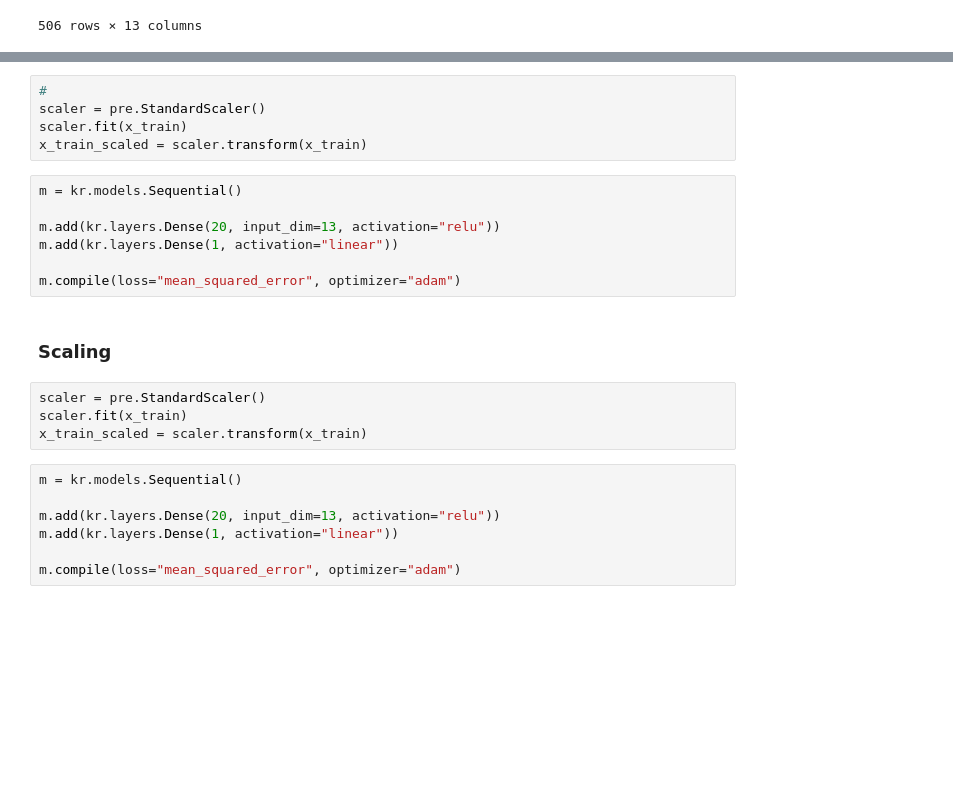
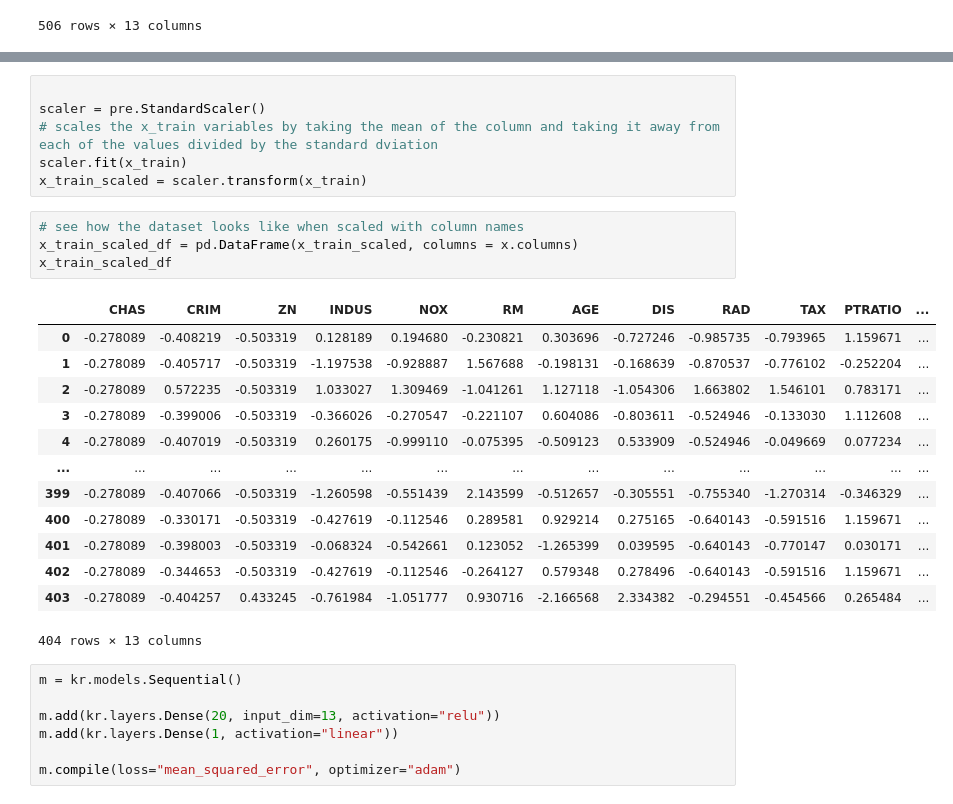
Before and after one commit to NurseQ/Machine-Learning-and-Statistics-Project-2019, a Jupyter notebook: Machine-Learning-and-Statistics-Project.ipynb, the cells around one changed output, grey strips where cells are left out. Saved outputs shown, nothing was run; the diff lists cells and outputs as text; blank space fills up the shorter version.

Commit message:
added comments and explanations in the predict part, added code to check scaling, added references

```diff
--- a/Machine-Learning-and-Statistics-Project.ipynb
+++ b/Machine-Learning-and-Statistics-Project.ipynb
@@ -536,21 +550,27 @@ m.evaluate(x_test, y_test)
 # %%
-#
+
 scaler = pre.StandardScaler()
+# scales the x_train variables by taking the mean of the column and taking it away from each of the values divided by the standard dviation
 scaler.fit(x_train)
 x_train_scaled = scaler.transform(x_train)
-# %%
-m = kr.models.Sequential()
-
-m.add(kr.layers.Dense(20, input_dim=13, activation="relu"))
-m.add(kr.layers.Dense(1, activation="linear"))
-
-m.compile(loss="mean_squared_error", optimizer="adam")
-# %% [markdown]
-### Scaling
-# %%
-scaler = pre.StandardScaler()
-scaler.fit(x_train)
-x_train_scaled = scaler.transform(x_train)
+# %%
+# see how the dataset looks like when scaled with column names
+x_train_scaled_df = pd.DataFrame(x_train_scaled, columns = x.columns)
+x_train_scaled_df
+# %% [output]
+|  | CHAS | CRIM | ZN | INDUS | NOX | RM | AGE | DIS | RAD | TAX | PTRATIO | ... |
+| 0 | -0.278089 | -0.408219 | -0.503319 | 0.128189 | 0.194680 | -0.230821 | 0.303696 | -0.727246 | -0.985735 | -0.793965 | 1.159671 | ... |
+| 1 | -0.278089 | -0.405717 | -0.503319 | -1.197538 | -0.928887 | 1.567688 | -0.198131 | -0.168639 | -0.870537 | -0.776102 | -0.252204 | ... |
+| 2 | -0.278089 | 0.572235 | -0.503319 | 1.033027 | 1.309469 | -1.041261 | 1.127118 | -1.054306 | 1.663802 | 1.546101 | 0.783171 | ... |
+| 3 | -0.278089 | -0.399006 | -0.503319 | -0.366026 | -0.270547 | -0.221107 | 0.604086 | -0.803611 | -0.524946 | -0.133030 | 1.112608 | ... |
+| 4 | -0.278089 | -0.407019 | -0.503319 | 0.260175 | -0.999110 | -0.075395 | -0.509123 | 0.533909 | -0.524946 | -0.049669 | 0.077234 | ... |
+| ... | ... | ... | ... | ... | ... | ... | ... | ... | ... | ... | ... | ... |
+| 399 | -0.278089 | -0.407066 | -0.503319 | -1.260598 | -0.551439 | 2.143599 | -0.512657 | -0.305551 | -0.755340 | -1.270314 | -0.346329 | ... |
+| 400 | -0.278089 | -0.330171 | -0.503319 | -0.427619 | -0.112546 | 0.289581 | 0.929214 | 0.275165 | -0.640143 | -0.591516 | 1.159671 | ... |
+| 401 | -0.278089 | -0.398003 | -0.503319 | -0.068324 | -0.542661 | 0.123052 | -1.265399 | 0.039595 | -0.640143 | -0.770147 | 0.030171 | ... |
+| 402 | -0.278089 | -0.344653 | -0.503319 | -0.427619 | -0.112546 | -0.264127 | 0.579348 | 0.278496 | -0.640143 | -0.591516 | 1.159671 | ... |
+| 403 | -0.278089 | -0.404257 | 0.433245 | -0.761984 | -1.051777 | 0.930716 | -2.166568 | 2.334382 | -0.294551 | -0.454566 | 0.265484 | ... |
+404 rows × 13 columns
 # %%
 m = kr.models.Sequential()
 
```
Also changed, not shown: parts of 28 cells of this notebook.
